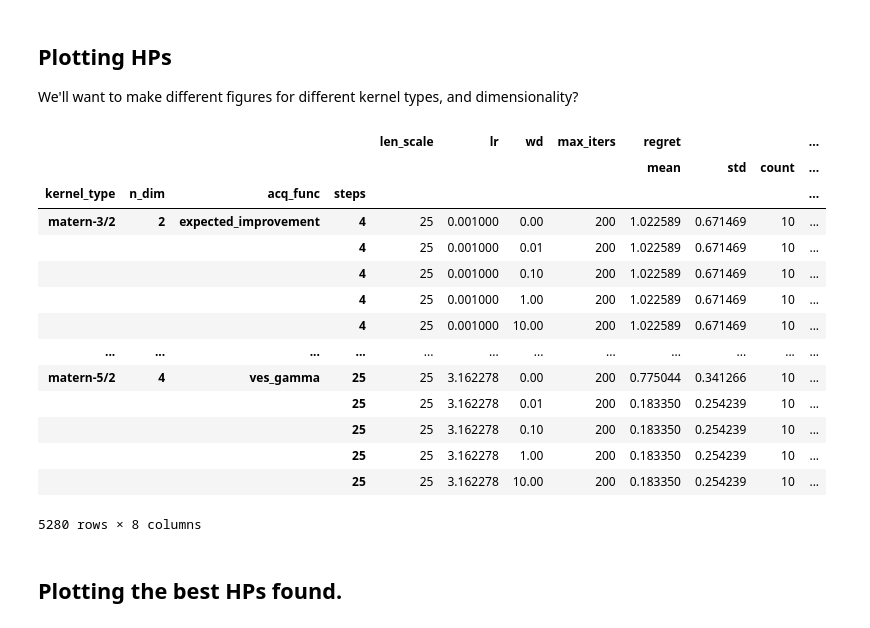
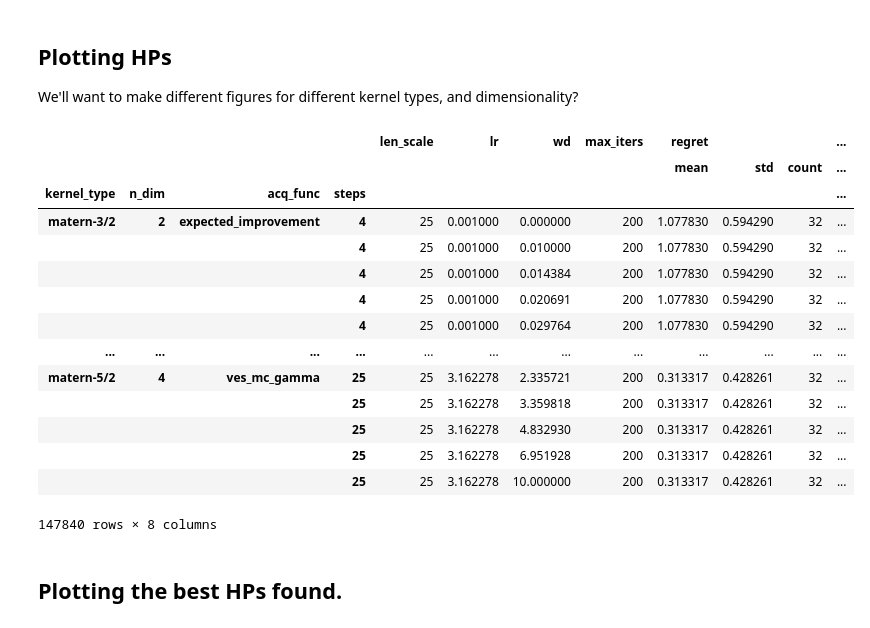
Before and after one commit to graphcore-research/mes, a Jupyter notebook: paper_plots/analyze.ipynb, the cells around one changed output. Saved outputs shown, nothing was run; the diff lists cells and outputs as text; code cells hidden in the pictures.

```diff
--- a/paper_plots/analyze.ipynb
+++ b/paper_plots/analyze.ipynb
@@ -14,34 +14,34 @@ assert DATA_DIR.exists(), f"{DATA_DIR} does not exist"
 
 We'll want to make different figures for different kernel types, and dimensionality?
 # %%
-df = pd.read_json(DATA_DIR / "benchmark_df.json")
+df = pd.read_json(DATA_DIR / "benchmark_df_big.json")
 
 df["regret"] = df.apply(lambda x: x["y_true_max"] - np.array(x["y_max_history"]), axis=1)
 df = df.drop(columns=["y_true_max", "final_y_max", "y_max_history"]) # cleanup rows
 df = df.explode(["regret", "steps"], ignore_index=True) # explode history into seperate rows
 df["regret"] = pd.to_numeric(df["regret"], errors="raise")
 
 # mean regret over the `n_y` runs
 cols2group = [c for c in df.columns if c not in {"run_id", "regret"}]
 df = df.groupby(cols2group).agg(['mean', 'std', 'count', 'min']).drop(columns="run_id") # .reset_index()
 df = df.reset_index().set_index(['kernel_type', 'n_dim', 'acq_func', 'steps'])
 df
 # %% [output]
 |  |  |  |  | len_scale | lr | wd | max_iters | regret |  |  | ... |
 |  |  |  |  |  |  |  |  | mean | std | count | ... |
 | kernel_type | n_dim | acq_func | steps |  |  |  |  |  |  |  | ... |
-| matern-3/2 | 2 | expected_improvement | 4 | 25 | 0.001000 | 0.00 | 200 | 1.022589 | 0.671469 | 10 | ... |
-|  |  |  | 4 | 25 | 0.001000 | 0.01 | 200 | 1.022589 | 0.671469 | 10 | ... |
-|  |  |  | 4 | 25 | 0.001000 | 0.10 | 200 | 1.022589 | 0.671469 | 10 | ... |
-|  |  |  | 4 | 25 | 0.001000 | 1.00 | 200 | 1.022589 | 0.671469 | 10 | ... |
-|  |  |  | 4 | 25 | 0.001000 | 10.00 | 200 | 1.022589 | 0.671469 | 10 | ... |
+| matern-3/2 | 2 | expected_improvement | 4 | 25 | 0.001000 | 0.000000 | 200 | 1.077830 | 0.594290 | 32 | ... |
+|  |  |  | 4 | 25 | 0.001000 | 0.010000 | 200 | 1.077830 | 0.594290 | 32 | ... |
+|  |  |  | 4 | 25 | 0.001000 | 0.014384 | 200 | 1.077830 | 0.594290 | 32 | ... |
+|  |  |  | 4 | 25 | 0.001000 | 0.020691 | 200 | 1.077830 | 0.594290 | 32 | ... |
+|  |  |  | 4 | 25 | 0.001000 | 0.029764 | 200 | 1.077830 | 0.594290 | 32 | ... |
 | ... | ... | ... | ... | ... | ... | ... | ... | ... | ... | ... | ... |
-| matern-5/2 | 4 | ves_gamma | 25 | 25 | 3.162278 | 0.00 | 200 | 0.775044 | 0.341266 | 10 | ... |
-|  |  |  | 25 | 25 | 3.162278 | 0.01 | 200 | 0.183350 | 0.254239 | 10 | ... |
-|  |  |  | 25 | 25 | 3.162278 | 0.10 | 200 | 0.183350 | 0.254239 | 10 | ... |
-|  |  |  | 25 | 25 | 3.162278 | 1.00 | 200 | 0.183350 | 0.254239 | 10 | ... |
-|  |  |  | 25 | 25 | 3.162278 | 10.00 | 200 | 0.183350 | 0.254239 | 10 | ... |
+| matern-5/2 | 4 | ves_mc_gamma | 25 | 25 | 3.162278 | 2.335721 | 200 | 0.313317 | 0.428261 | 32 | ... |
+|  |  |  | 25 | 25 | 3.162278 | 3.359818 | 200 | 0.313317 | 0.428261 | 32 | ... |
+|  |  |  | 25 | 25 | 3.162278 | 4.832930 | 200 | 0.313317 | 0.428261 | 32 | ... |
+|  |  |  | 25 | 25 | 3.162278 | 6.951928 | 200 | 0.313317 | 0.428261 | 32 | ... |
+|  |  |  | 25 | 25 | 3.162278 | 10.000000 | 200 | 0.313317 | 0.428261 | 32 | ... |
-5280 rows × 8 columns
+147840 rows × 8 columns
 # %% [markdown]
 ## Plotting the best HPs found.
 # %% [markdown]
```
Also changed, not shown: parts of 5 cells of this notebook, 1 other file.
